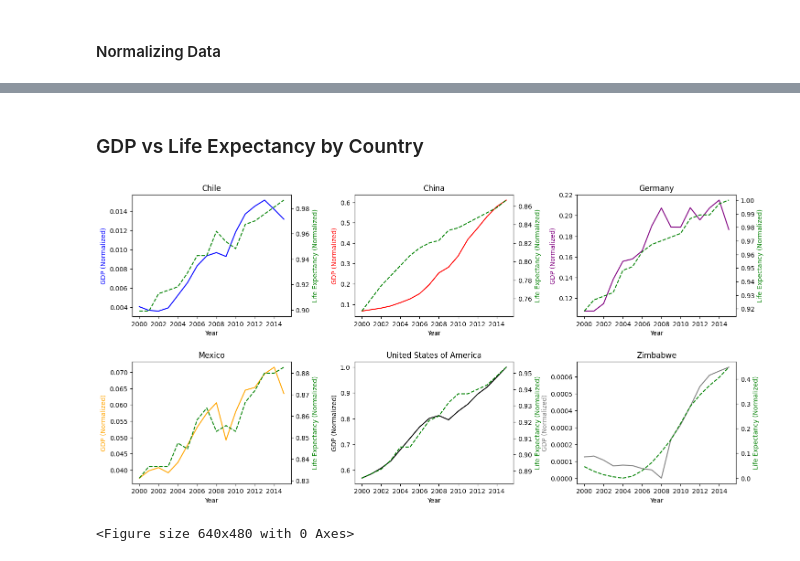
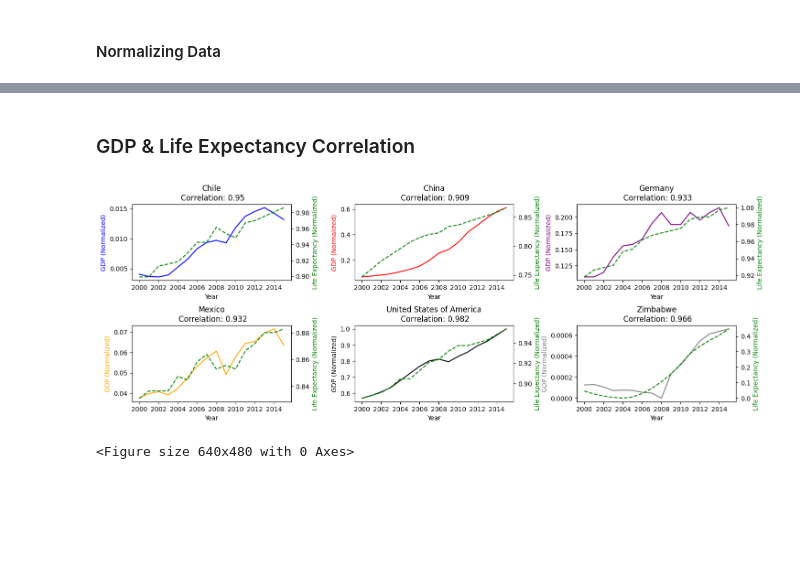
Before and after one commit to raserr11/life_expectancy_gdp_relation_analisys, a Jupyter notebook: life_expectancy_gdp.ipynb, the cells around one changed output, grey strips where cells are left out. Saved outputs shown, nothing was run; the diff lists cells and outputs as text; code cells hidden in the pictures; blank space fills up the shorter version.

```diff
--- a/life_expectancy_gdp.ipynb
+++ b/life_expectancy_gdp.ipynb
@@ -104,32 +113,33 @@ df.head()
 # %% [markdown]
-### GDP vs Life Expectancy by Country
+### GDP & Life Expectancy Correlation
 # %%
 countries = pd.unique(df.Country)
 years = [i for i in pd.unique(df.Year) if i%2 == 0]
 colors = ['blue', 'red', 'purple', 'orange', 'black', 'grey']
 
-# Crear una figura con 6 subplots
-fig, axes = plt.subplots(2, 3, figsize=(15, 8))
-fig.tight_layout(pad=5.0)  # Ajusta el espaciado entre subplots
+# Creating a figure with 6 subplots
+fig, axes = plt.subplots(2, 3, figsize=(15, 6))
+fig.tight_layout(pad=5.0)  # Adjust spacing between subplots
 plt.subplots_adjust(wspace=0.4)
 
 for i, country in enumerate(countries):
-    ax1 = axes[i // 3, i % 3]  # Ubicación del subplot correspondiente
+    ax1 = axes[i // 3, i % 3]  # Locating the subplot
     df_country = df[df['Country'] == country]
 
-    # Gráfico de GDP (estandarizado)
+    gdp_le_corr = round(df_country['GDP'].corr(df_country['Life_expectancy_normalized']), 3)
+    # GDP Normalized
     ax1.plot(df_country['Year'], df_country['GDP_normalized'], color=colors[i], label='GDP (Normalized)')
     ax1.set_xlabel('Year')
     ax1.set_ylabel('GDP (Normalized)', color=colors[i])
     ax1.set_xticks(years)
-    # Crear un segundo eje y en el mismo subplot
+    # Creating a second axe on the same subplot
     ax2 = ax1.twinx()
     ax2.plot(df_country['Year'], df_country['Life_expectancy_normalized'], color='green', linestyle='--', label='Life Expectancy (Normalized)')
     ax2.set_ylabel('Life Expectancy (Normalized)', color='green')
-    ax1.set_title(country)
+    ax1.set_title(f'{country}\n Correlation: {gdp_le_corr}')
 
 plt.show()
 plt.clf()
 # %% [output]
-[figure, old version]
+[figure, new version]
 <Figure size 640x480 with 0 Axes>
```
Also changed, not shown: parts of 10 cells of this notebook.
